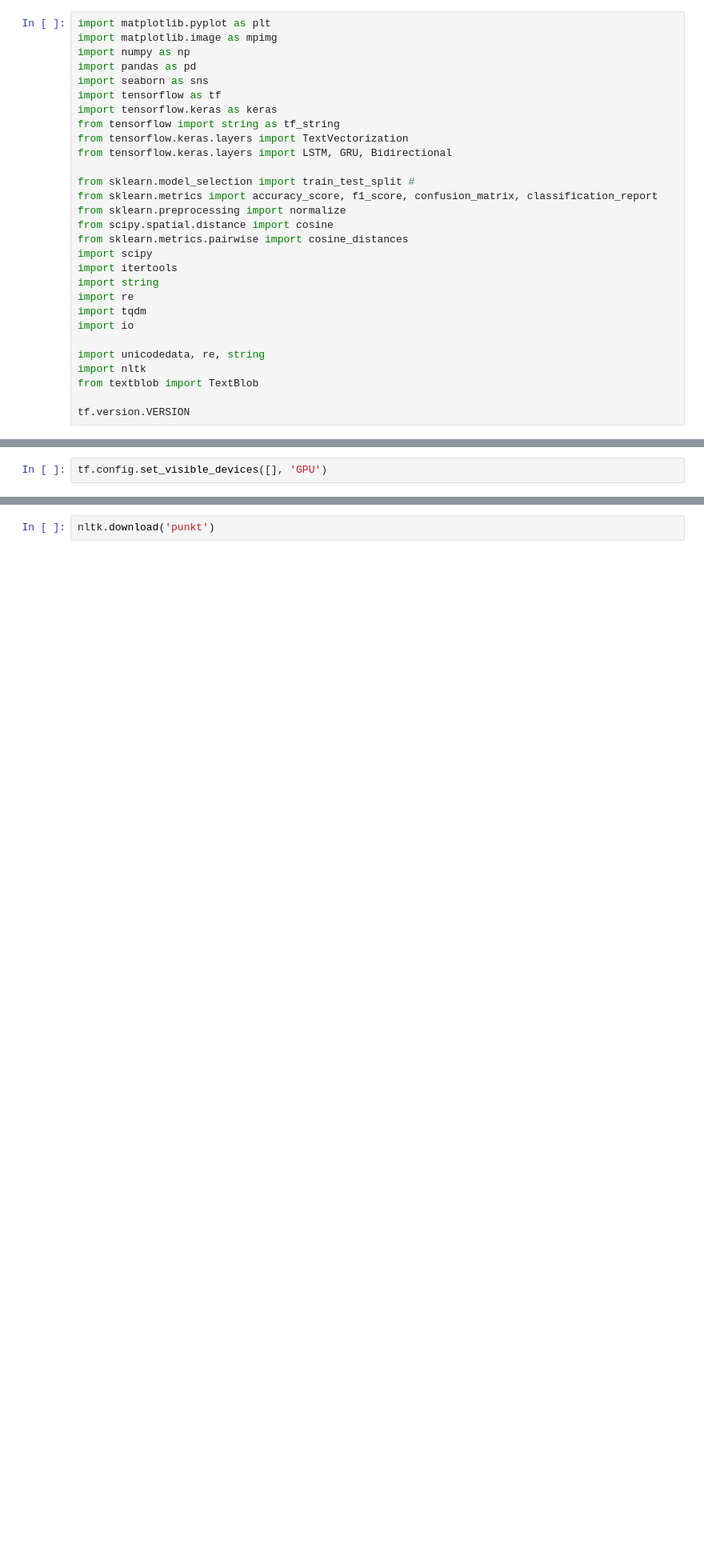
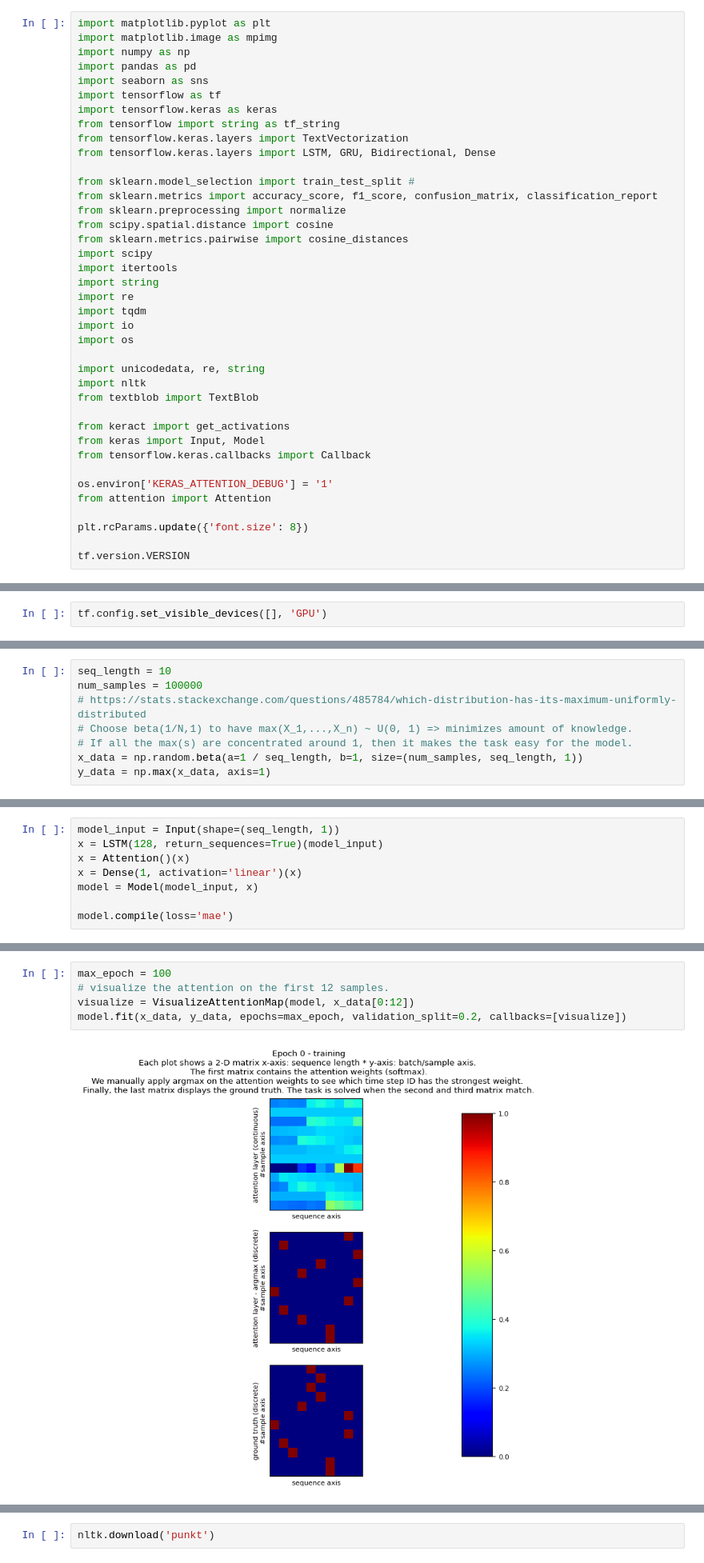
Before and after one commit to rasvob/VSB-FEI-Deep-Learning-Exercises, a Jupyter notebook: dl_08.ipynb, the cells around one changed output, grey strips where cells are left out. Shown at 80% size. Cells and saved outputs as stored; diff of their text form; blank space fills up the shorter version.

```diff
--- a/dl_08.ipynb
+++ b/dl_08.ipynb
@@ -19,7 +40,7 @@ import tensorflow as tf
 import tensorflow.keras as keras
 from tensorflow import string as tf_string
 from tensorflow.keras.layers import TextVectorization
-from tensorflow.keras.layers import LSTM, GRU, Bidirectional
+from tensorflow.keras.layers import LSTM, GRU, Bidirectional, Dense
 
 from sklearn.model_selection import train_test_split #
 from sklearn.metrics import accuracy_score, f1_score, confusion_matrix, classification_report
@@ -32,11 +53,21 @@ import string
 import re
 import tqdm
 import io
+import os
 
 import unicodedata, re, string
 import nltk
 from textblob import TextBlob
 
+from keract import get_activations
+from keras import Input, Model
+from tensorflow.keras.callbacks import Callback
+
+os.environ['KERAS_ATTENTION_DEBUG'] = '1'
+from attention import Attention
+
+plt.rcParams.update({'font.size': 8})
+
 tf.version.VERSION
 # %% [output]
 '2.11.0'
@@ -98,0 +178,8 @@ def show_history(history):
+# %%
+seq_length = 10
+num_samples = 100000
+# https://stats.stackexchange.com/questions/485784/which-distribution-has-its-maximum-uniformly-distributed
+# Choose beta(1/N,1) to have max(X_1,...,X_n) ~ U(0, 1) => minimizes amount of knowledge.
+# If all the max(s) are concentrated around 1, then it makes the task easy for the model.
+x_data = np.random.beta(a=1 / seq_length, b=1, size=(num_samples, seq_length, 1))
+y_data = np.max(x_data, axis=1)
@@ -98,0 +220,8 @@ def show_history(history):
+# %%
+model_input = Input(shape=(seq_length, 1))
+x = LSTM(128, return_sequences=True)(model_input)
+x = Attention()(x)
+x = Dense(1, activation='linear')(x)
+model = Model(model_input, x)
+
+model.compile(loss='mae')
@@ -98,0 +251,7 @@ def show_history(history):
+# %%
+max_epoch = 100
+# visualize the attention on the first 12 samples.
+visualize = VisualizeAttentionMap(model, x_data[0:12])
+model.fit(x_data, y_data, epochs=max_epoch, validation_split=0.2, callbacks=[visualize])
+# %% [output]
+[figure, added]
```
Also changed, not shown: parts of 13 cells of this notebook, 1 other file.
